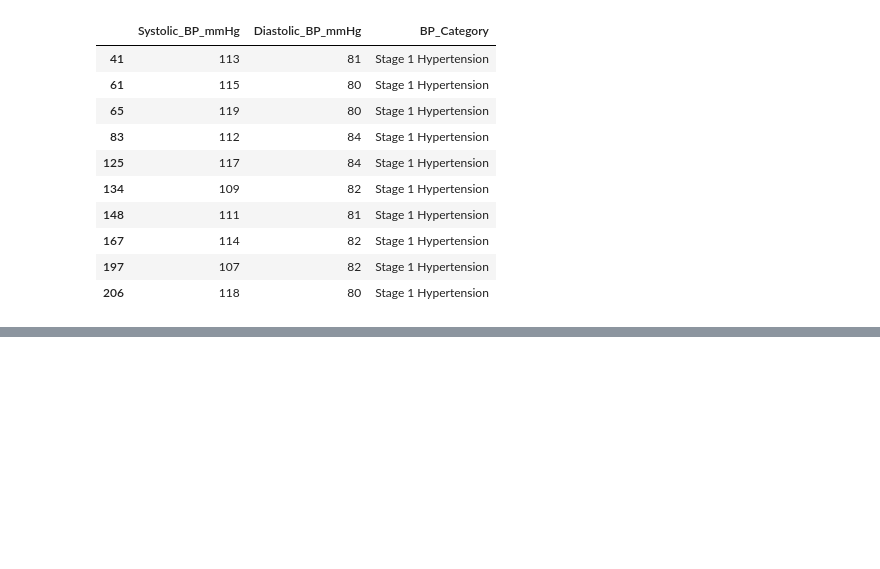
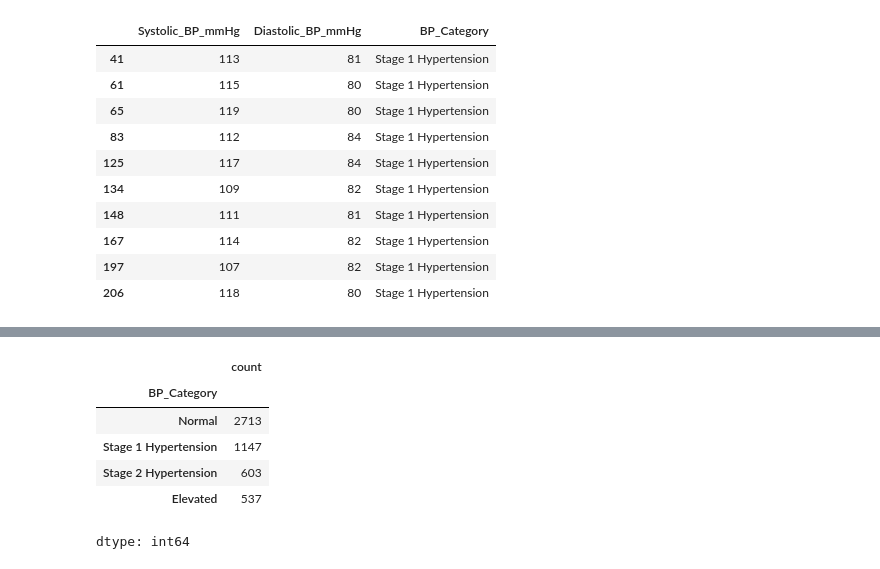
Before and after one commit to KarunaBaruwal/CMP7005-Hypertension-Analytics, a Jupyter notebook: CMP7005_Hypertension_Analysis.ipynb, the cells around one changed output, grey strips where cells are left out. Cells and saved outputs as stored; diff of their text form; code cells hidden in the pictures; blank space fills up the shorter version.

```diff
--- a/CMP7005_Hypertension_Analysis.ipynb
+++ b/CMP7005_Hypertension_Analysis.ipynb
@@ -310,0 +380,10 @@ df.loc[
+# %%
+df['BP_Category'].value_counts(dropna=False)
+# %% [output]
+|  | count |
+| BP_Category |  |
+| Normal | 2713 |
+| Stage 1 Hypertension | 1147 |
+| Stage 2 Hypertension | 603 |
+| Elevated | 537 |
+dtype: int64
```
Also changed, not shown: parts of 19 cells of this notebook.
